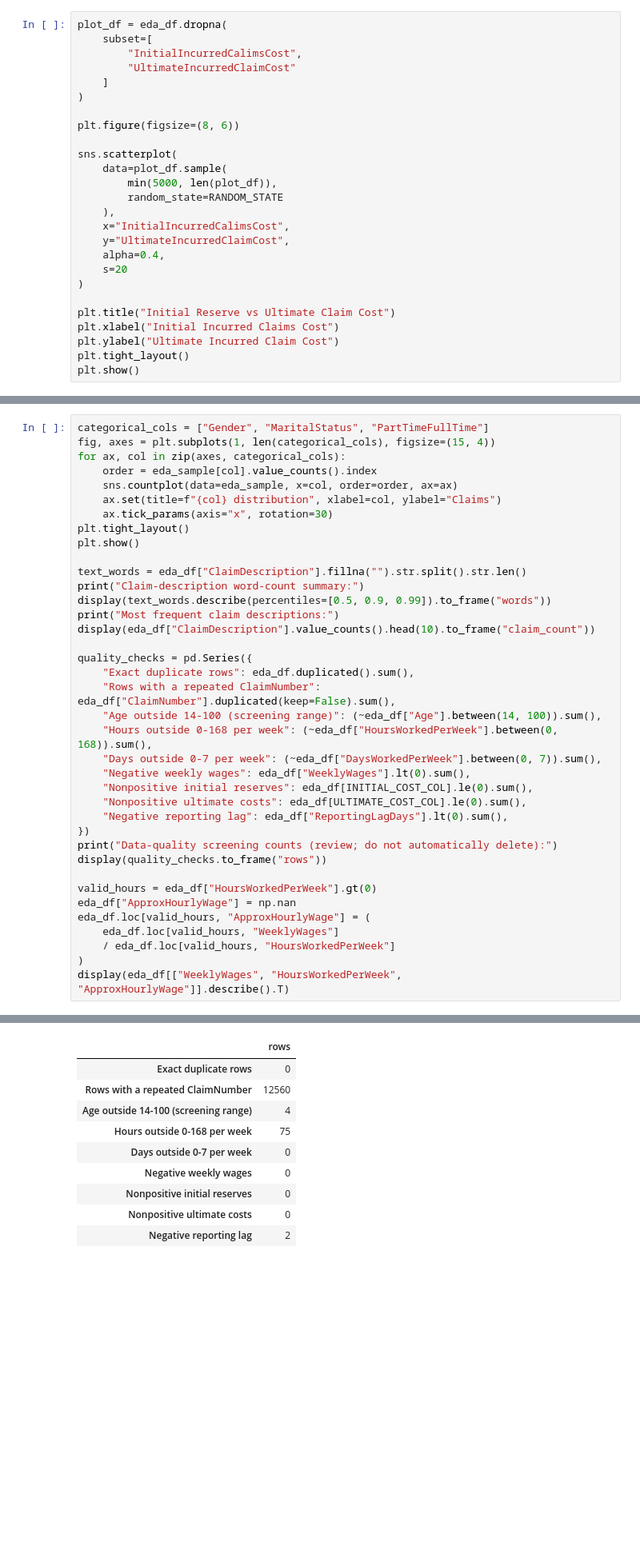
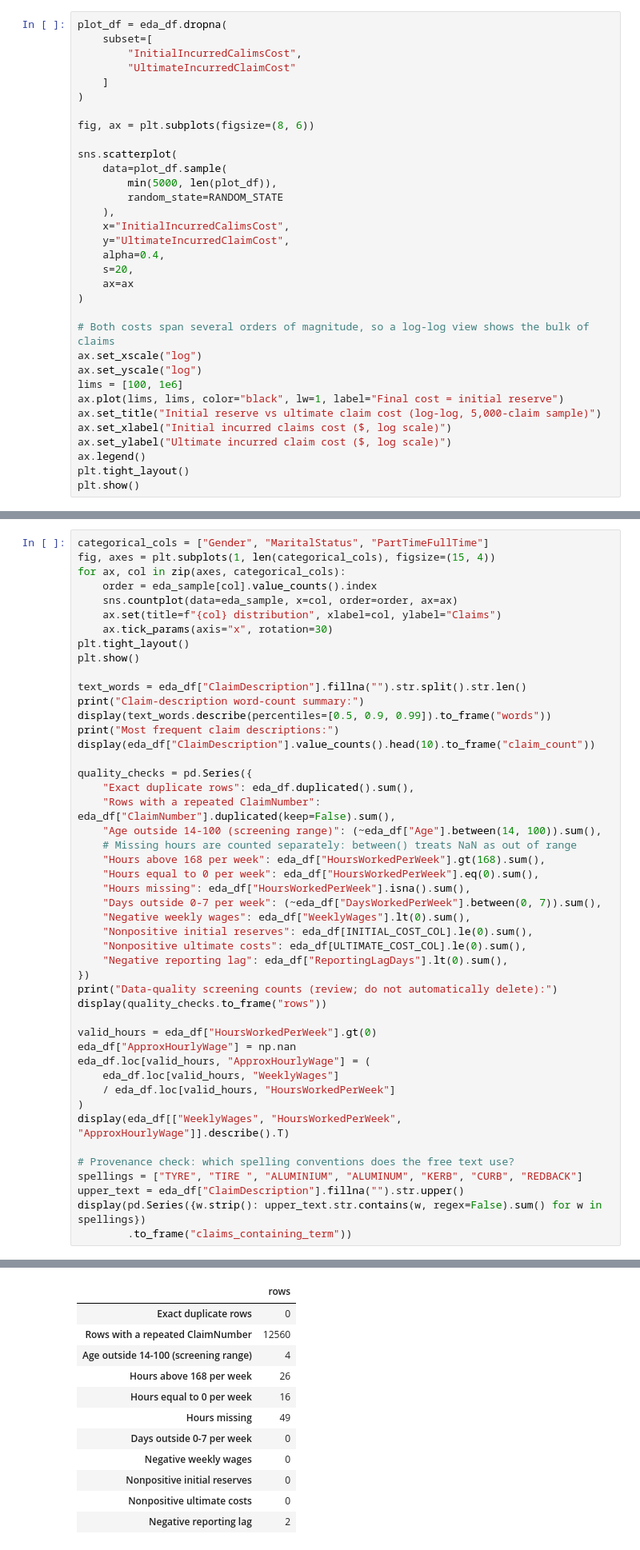
Before and after one commit to coredium98/insy674-group-project, a Jupyter notebook: notebooks/01_explore_data.ipynb, the cells around one changed output, grey strips where cells are left out. Shown at 80% size. Saved outputs shown, nothing was run; the diff lists cells and outputs as text; blank space fills up the shorter version.

```diff
--- a/notebooks/01_explore_data.ipynb
+++ b/notebooks/01_explore_data.ipynb
@@ -432,7 +384,7 @@ plot_df = eda_df.dropna(
     ]
 )
 
-plt.figure(figsize=(8, 6))
+fig, ax = plt.subplots(figsize=(8, 6))
 
 sns.scatterplot(
     data=plot_df.sample(
@@ -442,12 +394,19 @@ sns.scatterplot(
     x="InitialIncurredCalimsCost",
     y="UltimateIncurredClaimCost",
     alpha=0.4,
-    s=20
+    s=20,
+    ax=ax
 )
 
-plt.title("Initial Reserve vs Ultimate Claim Cost")
-plt.xlabel("Initial Incurred Claims Cost")
-plt.ylabel("Ultimate Incurred Claim Cost")
+# Both costs span several orders of magnitude, so a log-log view shows the bulk of claims
+ax.set_xscale("log")
+ax.set_yscale("log")
+lims = [100, 1e6]
+ax.plot(lims, lims, color="black", lw=1, label="Final cost = initial reserve")
+ax.set_title("Initial reserve vs ultimate claim cost (log-log, 5,000-claim sample)")
+ax.set_xlabel("Initial incurred claims cost ($, log scale)")
+ax.set_ylabel("Ultimate incurred claim cost ($, log scale)")
+ax.legend()
 plt.tight_layout()
 plt.show()
 # %% [output]
@@ -540,7 +520,10 @@ quality_checks = pd.Series({
     "Exact duplicate rows": eda_df.duplicated().sum(),
     "Rows with a repeated ClaimNumber": eda_df["ClaimNumber"].duplicated(keep=False).sum(),
     "Age outside 14-100 (screening range)": (~eda_df["Age"].between(14, 100)).sum(),
-    "Hours outside 0-168 per week": (~eda_df["HoursWorkedPerWeek"].between(0, 168)).sum(),
+    # Missing hours are counted separately: between() treats NaN as out of range
+    "Hours above 168 per week": eda_df["HoursWorkedPerWeek"].gt(168).sum(),
+    "Hours equal to 0 per week": eda_df["HoursWorkedPerWeek"].eq(0).sum(),
+    "Hours missing": eda_df["HoursWorkedPerWeek"].isna().sum(),
     "Days outside 0-7 per week": (~eda_df["DaysWorkedPerWeek"].between(0, 7)).sum(),
     "Negative weekly wages": eda_df["WeeklyWages"].lt(0).sum(),
     "Nonpositive initial reserves": eda_df[INITIAL_COST_COL].le(0).sum(),
@@ -557,37 +540,45 @@ eda_df.loc[valid_hours, "ApproxHourlyWage"] = (
     / eda_df.loc[valid_hours, "HoursWorkedPerWeek"]
 )
 display(eda_df[["WeeklyWages", "HoursWorkedPerWeek", "ApproxHourlyWage"]].describe().T)
+
+# Provenance check: which spelling conventions does the free text use?
+spellings = ["TYRE", "TIRE ", "ALUMINIUM", "ALUMINUM", "KERB", "CURB", "REDBACK"]
+upper_text = eda_df["ClaimDescription"].fillna("").str.upper()
+display(pd.Series({w.strip(): upper_text.str.contains(w, regex=False).sum() for w in spellings})
+        .to_frame("claims_containing_term"))
 # %% [output]
 [figure]
 Claim-description word-count summary:
 |  | words |
 | count | 36,176.00 |
 | mean | 7.02 |
 | std | 1.66 |
 | min | 1.00 |
 | 50% | 7.00 |
 | 90% | 9.00 |
 | 99% | 11.00 |
 | max | 14.00 |
 Most frequent claim descriptions:
 |  | claim_count |
 | ClaimDescription |  |
 | SLIPPED ON ROLLER TENDONITIS RIGH... | 218 |
 | SORTING ALUMINIUM BARS STRAIN SHO... | 187 |
 | SLIPPED USING LATHE IN EYE CORNEA | 186 |
 | REDBACK SPIDER BITE RIGHT FOOT RI... | 185 |
 | LIFTING BACK STRAIN LOWER BACK ST... | 180 |
 | LIFTING TYRES LOWER BACK STRAIN | 165 |
 | HIT AIR HOSE LACERATED LIP | 160 |
 | FELL DOWN STAIRS BACK SPRAIN | 156 |
 | JAMMED RIGHT HAND PUNCTURE WOUND ... | 155 |
 | CLEANING INSTRUMENTS LEFT THUMB P... | 145 |
 Data-quality screening counts (review; do not automatically delete):
 |  | rows |
 | Exact duplicate rows | 0 |
 | Rows with a repeated ClaimNumber | 12560 |
 | Age outside 14-100 (screening range) | 4 |
-| Hours outside 0-168 per week | 75 |
+| Hours above 168 per week | 26 |
+| Hours equal to 0 per week | 16 |
+| Hours missing | 49 |
 | Days outside 0-7 per week | 0 |
 | Negative weekly wages | 0 |
 | Nonpositive initial reserves | 0 |
```
Also changed, not shown: parts of 13 cells of this notebook, 6 other files.
